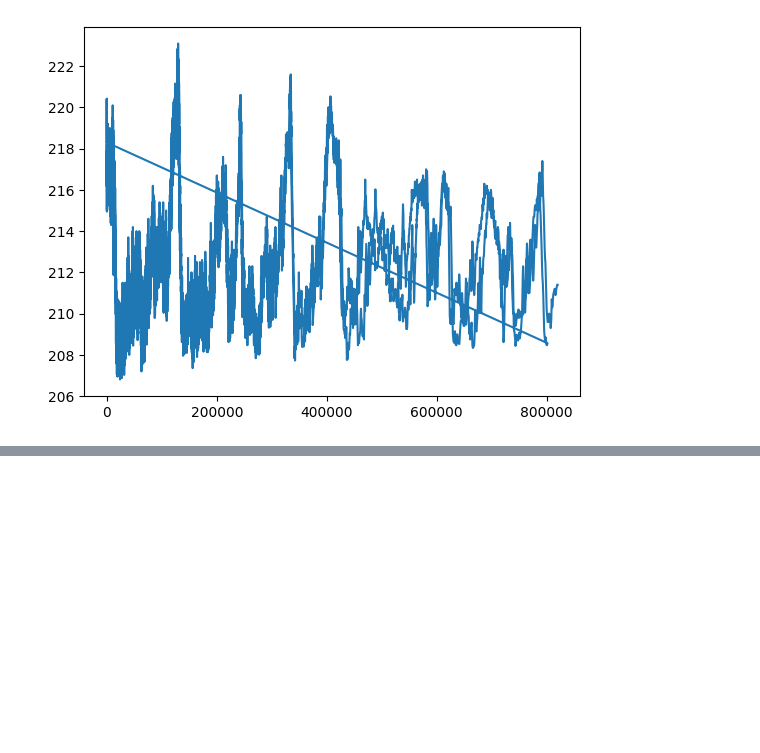
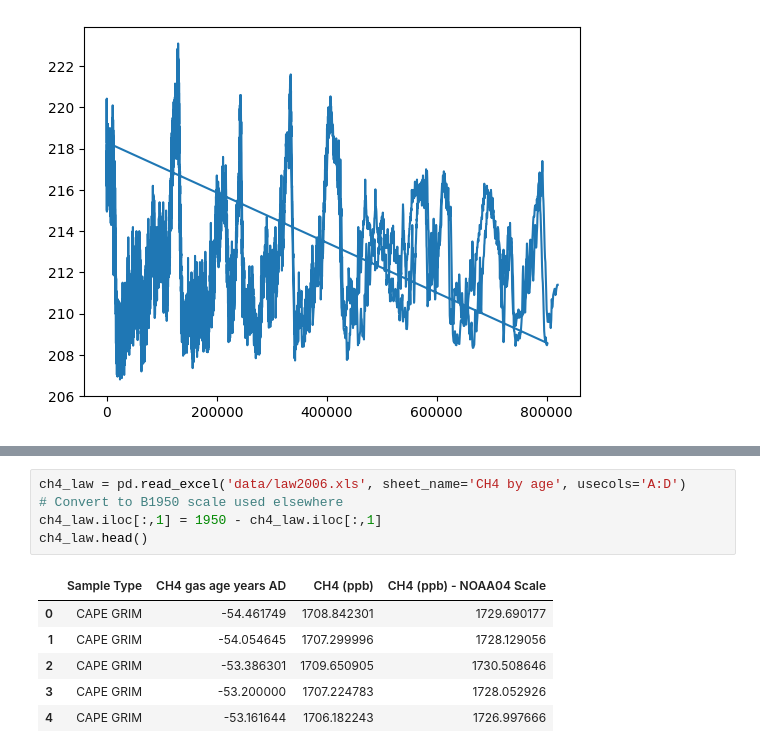
Before and after one commit to tomdbrophy/prog_data_analysis_assessment_2, a Jupyter notebook: project2.ipynb, the cells around one changed output, grey strips where cells are left out. Drawn from its saved outputs; the diff is of its cells as text; blank space fills up the shorter version.

```diff
--- a/project2.ipynb
+++ b/project2.ipynb
@@ -125,0 +141,12 @@ plt.plot(temp['Age'], temp['Temperature'])
+# %%
+ch4_law = pd.read_excel('data/law2006.xls', sheet_name='CH4 by age', usecols='A:D')
+# Convert to B1950 scale used elsewhere
+ch4_law.iloc[:,1] = 1950 - ch4_law.iloc[:,1]
+ch4_law.head()
+# %% [output]
+|  | Sample Type | CH4 gas age years AD | CH4 (ppb) | CH4 (ppb) - NOAA04 Scale |
+| 0 | CAPE GRIM | -54.461749 | 1708.842301 | 1729.690177 |
+| 1 | CAPE GRIM | -54.054645 | 1707.299996 | 1728.129056 |
+| 2 | CAPE GRIM | -53.386301 | 1709.650905 | 1730.508646 |
+| 3 | CAPE GRIM | -53.200000 | 1707.224783 | 1728.052926 |
+| 4 | CAPE GRIM | -53.161644 | 1706.182243 | 1726.997666 |
```
Also changed, not shown: parts of 6 cells of this notebook, 4 other files.
